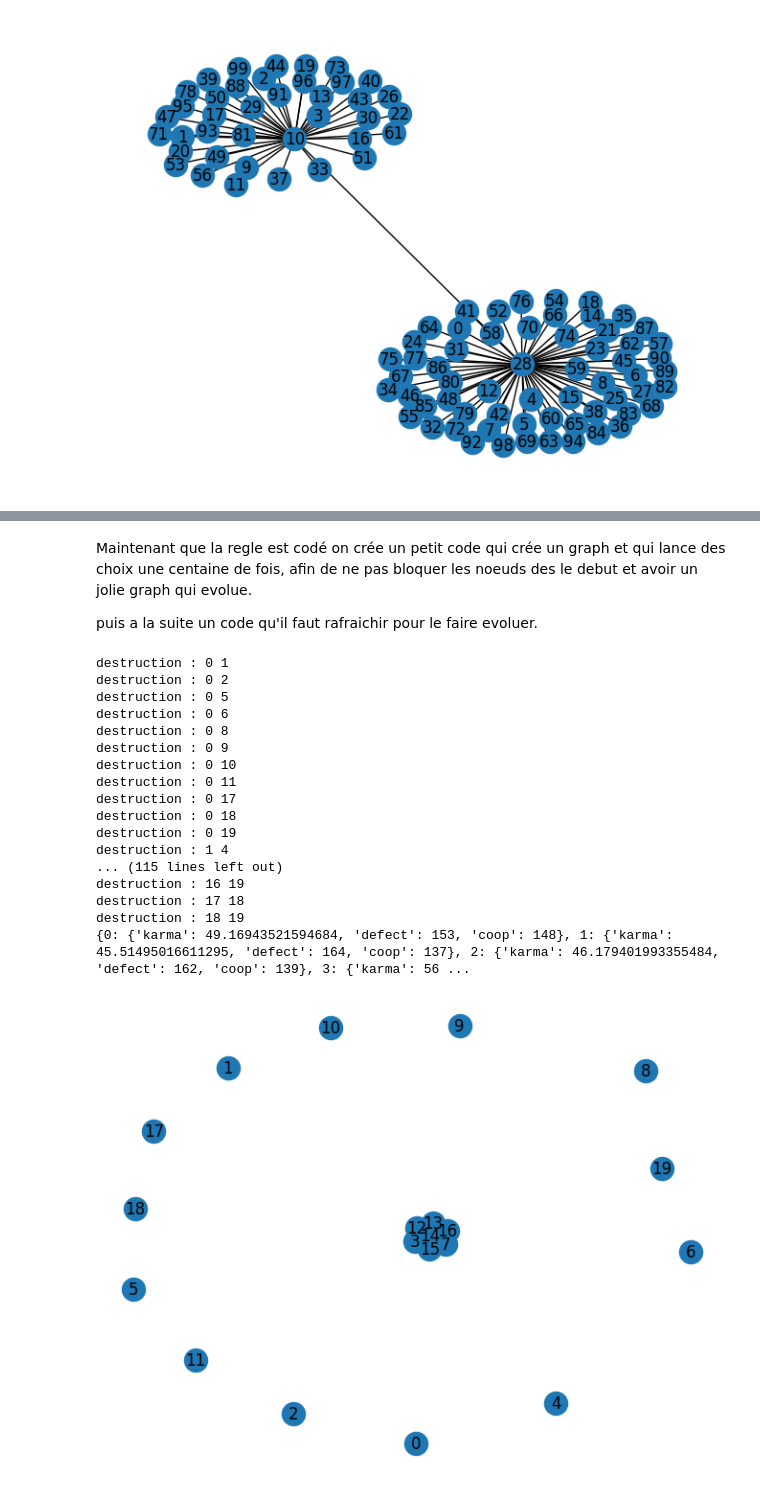
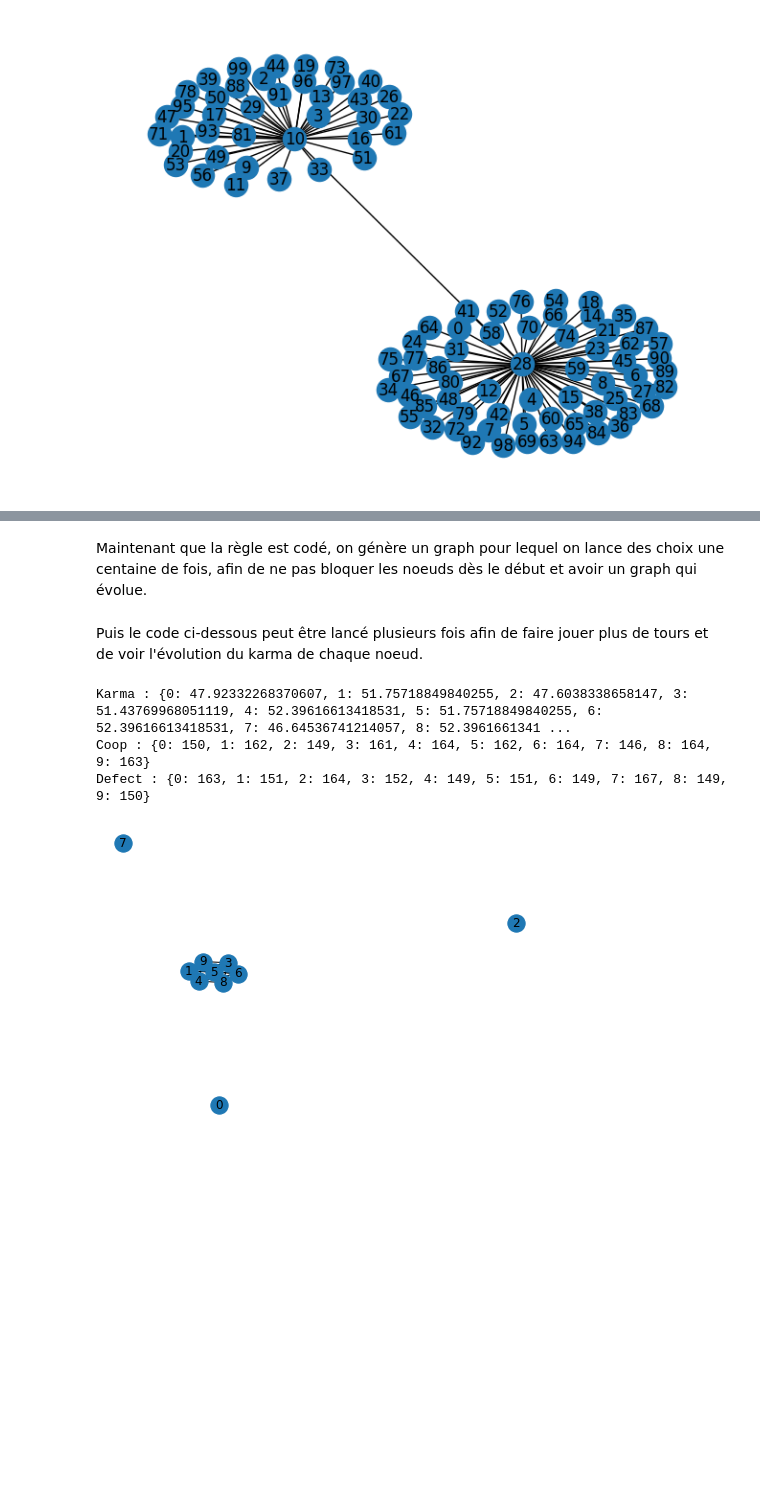
Before and after one commit to AlexWallerand/ISOC731-Network-Formation-Game, a Jupyter notebook: Network_formation_games.ipynb, the cells around one changed output, grey strips where cells are left out. Cells and saved outputs as stored; diff of their text form; code cells hidden in the pictures; blank space fills up the shorter version.

```diff
--- a/Network_formation_games.ipynb
+++ b/Network_formation_games.ipynb
@@ -228,12 +225,11 @@ Associer les noeuds au strategies de axelrod du TP precedent
 # %%
-def associate_node_strategie(g):
-    axl_strategies = [axl.Random()]
-    node_strategies = {}
+def associer_noeud_strategie(g):
+    axl_strategie = axl.Random()
+    noeud_strategies = {}
     for node in g.nodes():
-        choix_strategie = axl_strategies[0]
-        node_strategies[node] = {"strategie" : choix_strategie}
-    nx.set_node_attributes(g, node_strategies, "strategie")
-    return(g)
+        noeud_strategies[node] = axl_strategie
+    nx.set_node_attributes(g, noeud_strategies, "strategie")
+    return g
 
-g1 = associate_node_strategie(g1)
+g1 = associer_noeud_strategie(g1)
 # %% [markdown]
@@ -288,43 +289,34 @@ def regles_des_noeuds(g):
 # %% [markdown]
-Maintenant que la regle est codé on crée un petit code qui crée un graph et qui lance des choix une centaine de fois,
-afin de ne pas bloquer les noeuds des le debut et avoir un jolie graph qui evolue.
-
-puis a la suite un code qu'il faut rafraichir pour le faire evoluer.
+Maintenant que la règle est codé, on génère un graph pour lequel on lance des choix une centaine de fois,
+afin de ne pas bloquer les noeuds dès le début et avoir un graph qui évolue.
 # %%
 g1 = nx.Graph()
-noeuds = [i for i in range (20)]
+noeuds = [i for i in range(10)]
 g1.add_nodes_from(noeuds)
-g1 = addedges(g1, 0.5)
+g1 = add_edges(g1, 0.5)
 g1 = add_karma(g1)
-g1 = associate_node_strategie(g1)
+g1 = associer_noeud_strategie(g1)
 for i in range (300):
-    g1 = touractionnode(g1)
+    g1 = tour_action_noeud(g1)
 g1 = update_karma(g1)
-# %%
-g1 = touractionnode(g1)
-g1 = update_karma(g1)
-g1 = regles_des_noeuds(g1)
-
-val = nx.get_node_attributes(g1,'attributs')
-print(val)
-nx.draw(g1, with_labels=True)
-# %% [output]
-destruction : 0 1
-destruction : 0 2
-destruction : 0 5
-destruction : 0 6
-destruction : 0 8
-destruction : 0 9
-destruction : 0 10
-destruction : 0 11
-destruction : 0 17
-destruction : 0 18
-destruction : 0 19
-destruction : 1 4
-... (115 lines left out)
-destruction : 16 19
-destruction : 17 18
-destruction : 18 19
-{0: {'karma': 49.16943521594684, 'defect': 153, 'coop': 148}, 1: {'karma': 45.51495016611295, 'defect': 164, 'coop': 137}, 2: {'karma': 46.179401993355484, 'defect': 162, 'coop': 139}, 3: {'karma': 56 ...
-[figure, removed]
+# %% [markdown]
+Puis le code ci-dessous peut être lancé plusieurs fois afin de faire jouer plus de tours et de voir l'évolution du karma de chaque noeud.
+# %%
+g1 = tour_action_noeud(g1)
+g1 = update_karma(g1)
+g1 = regles_des_noeuds(g1)
+
+nx.draw(g1, with_labels=True)
+
+karma = nx.get_node_attributes(g1, "karma")
+coop = nx.get_node_attributes(g1, "coop")
+defect = nx.get_node_attributes(g1, "defect")
+print(f"Karma : {karma}")
+print(f"Coop : {coop}")
+print(f"Defect : {defect}")
+# %% [output]
+Karma : {0: 47.92332268370607, 1: 51.75718849840255, 2: 47.6038338658147, 3: 51.43769968051119, 4: 52.39616613418531, 5: 51.75718849840255, 6: 52.39616613418531, 7: 46.64536741214057, 8: 52.3961661341 ...
+Coop : {0: 150, 1: 162, 2: 149, 3: 161, 4: 164, 5: 162, 6: 164, 7: 146, 8: 164, 9: 163}
+Defect : {0: 163, 1: 151, 2: 164, 3: 152, 4: 149, 5: 151, 6: 149, 7: 167, 8: 149, 9: 150}
+[figure, added]
 # %% [markdown]
```
Also changed, not shown: parts of 16 cells of this notebook.
